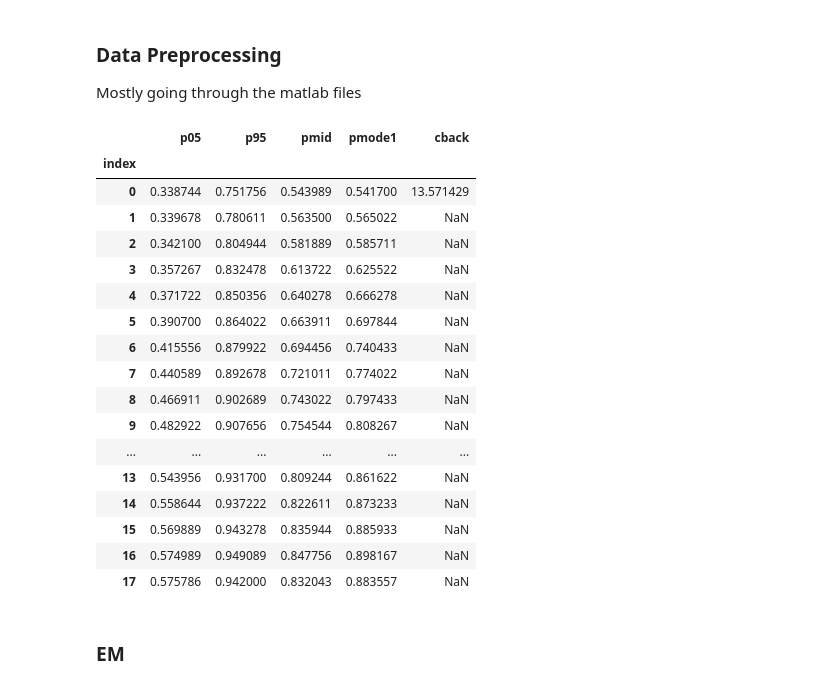
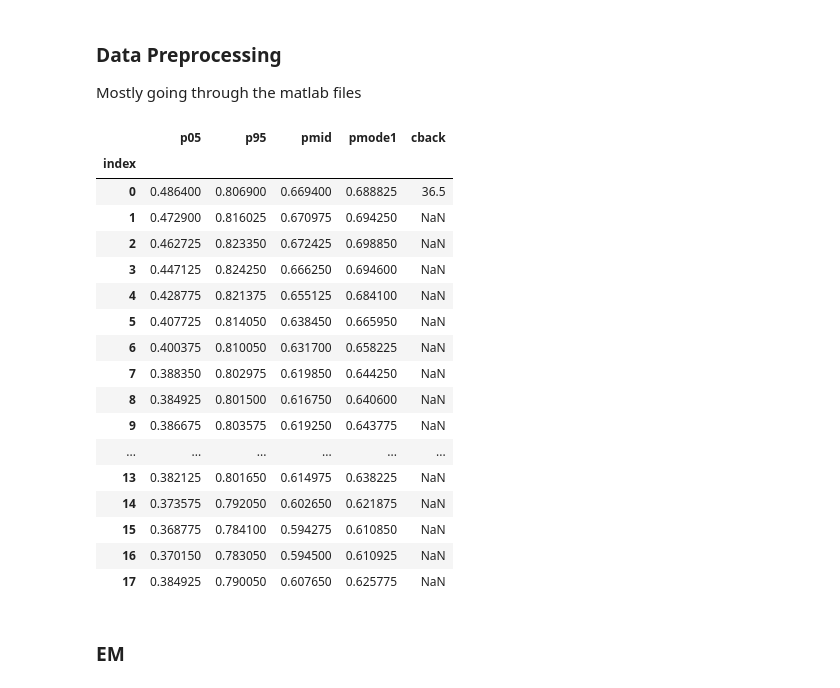
Before and after one commit to chensteven/MonkeyGame-Honours-Thesis, a Jupyter notebook: Thesis Paper.ipynb, the cells around one changed output. Cells and saved outputs as stored; diff of their text form; code cells hidden in the pictures.

```diff
--- a/Thesis Paper.ipynb
+++ b/Thesis Paper.ipynb
@@ -187,23 +187,23 @@ for i in em['subject'].unique():
 # %%
 # an example of the averaged EM across blocks from subject 1.
 # index is the nth trial
-em_average[0]
+em_average[1]
 # %% [output]
 |  | p05 | p95 | pmid | pmode1 | cback |
 | index |  |  |  |  |  |
-| 0 | 0.338744 | 0.751756 | 0.543989 | 0.541700 | 13.571429 |
-| 1 | 0.339678 | 0.780611 | 0.563500 | 0.565022 | NaN |
-| 2 | 0.342100 | 0.804944 | 0.581889 | 0.585711 | NaN |
-| 3 | 0.357267 | 0.832478 | 0.613722 | 0.625522 | NaN |
-| 4 | 0.371722 | 0.850356 | 0.640278 | 0.666278 | NaN |
-| 5 | 0.390700 | 0.864022 | 0.663911 | 0.697844 | NaN |
-| 6 | 0.415556 | 0.879922 | 0.694456 | 0.740433 | NaN |
-| 7 | 0.440589 | 0.892678 | 0.721011 | 0.774022 | NaN |
-| 8 | 0.466911 | 0.902689 | 0.743022 | 0.797433 | NaN |
-| 9 | 0.482922 | 0.907656 | 0.754544 | 0.808267 | NaN |
+| 0 | 0.486400 | 0.806900 | 0.669400 | 0.688825 | 36.5 |
+| 1 | 0.472900 | 0.816025 | 0.670975 | 0.694250 | NaN |
+| 2 | 0.462725 | 0.823350 | 0.672425 | 0.698850 | NaN |
+| 3 | 0.447125 | 0.824250 | 0.666250 | 0.694600 | NaN |
+| 4 | 0.428775 | 0.821375 | 0.655125 | 0.684100 | NaN |
+| 5 | 0.407725 | 0.814050 | 0.638450 | 0.665950 | NaN |
+| 6 | 0.400375 | 0.810050 | 0.631700 | 0.658225 | NaN |
+| 7 | 0.388350 | 0.802975 | 0.619850 | 0.644250 | NaN |
+| 8 | 0.384925 | 0.801500 | 0.616750 | 0.640600 | NaN |
+| 9 | 0.386675 | 0.803575 | 0.619250 | 0.643775 | NaN |
 | ... | ... | ... | ... | ... | ... |
-| 13 | 0.543956 | 0.931700 | 0.809244 | 0.861622 | NaN |
-| 14 | 0.558644 | 0.937222 | 0.822611 | 0.873233 | NaN |
-| 15 | 0.569889 | 0.943278 | 0.835944 | 0.885933 | NaN |
-| 16 | 0.574989 | 0.949089 | 0.847756 | 0.898167 | NaN |
-| 17 | 0.575786 | 0.942000 | 0.832043 | 0.883557 | NaN |
+| 13 | 0.382125 | 0.801650 | 0.614975 | 0.638225 | NaN |
+| 14 | 0.373575 | 0.792050 | 0.602650 | 0.621875 | NaN |
+| 15 | 0.368775 | 0.784100 | 0.594275 | 0.610850 | NaN |
+| 16 | 0.370150 | 0.783050 | 0.594500 | 0.610925 | NaN |
+| 17 | 0.384925 | 0.790050 | 0.607650 | 0.625775 | NaN |
```
Also changed, not shown: parts of 3 cells of this notebook.
